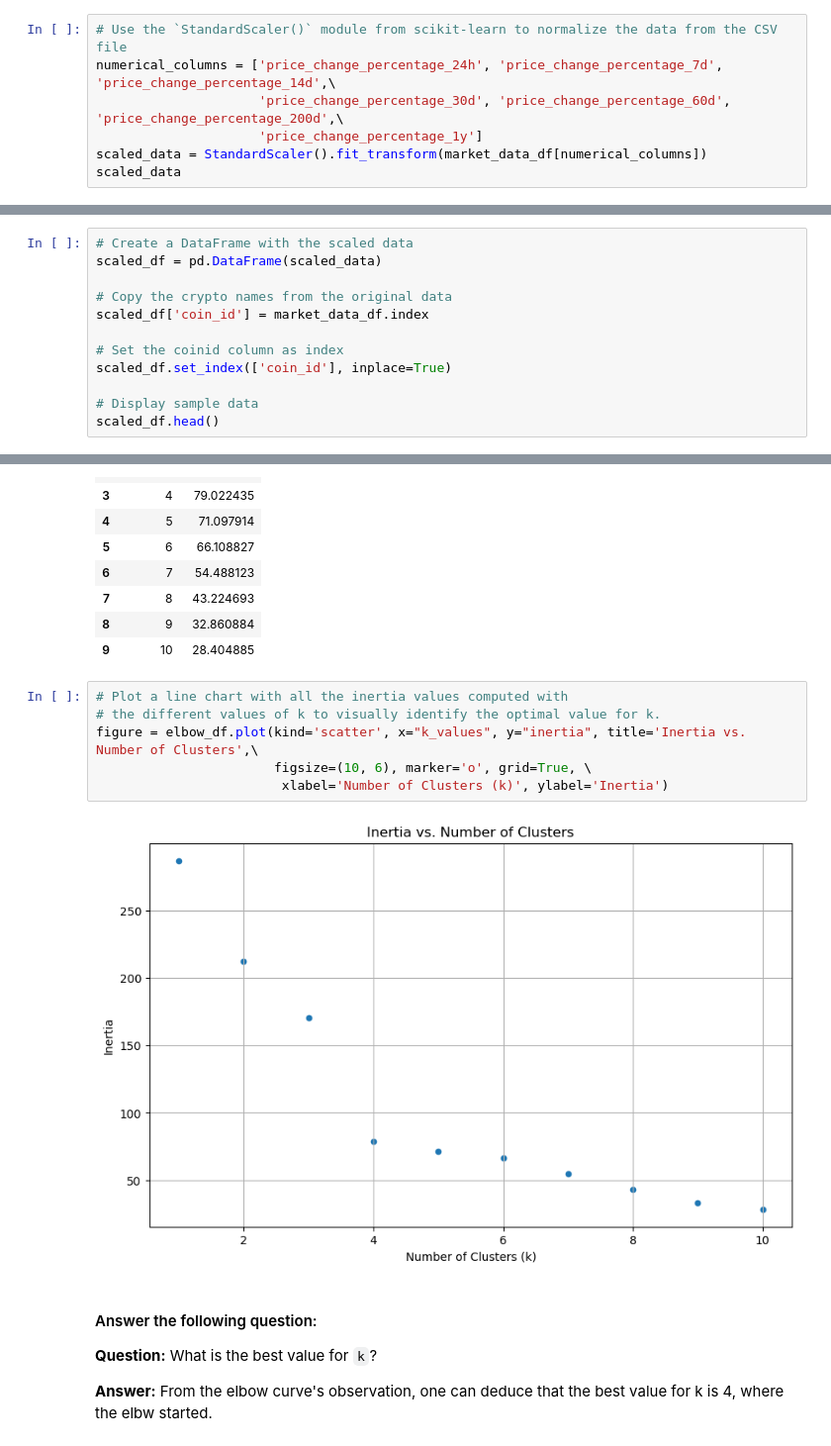
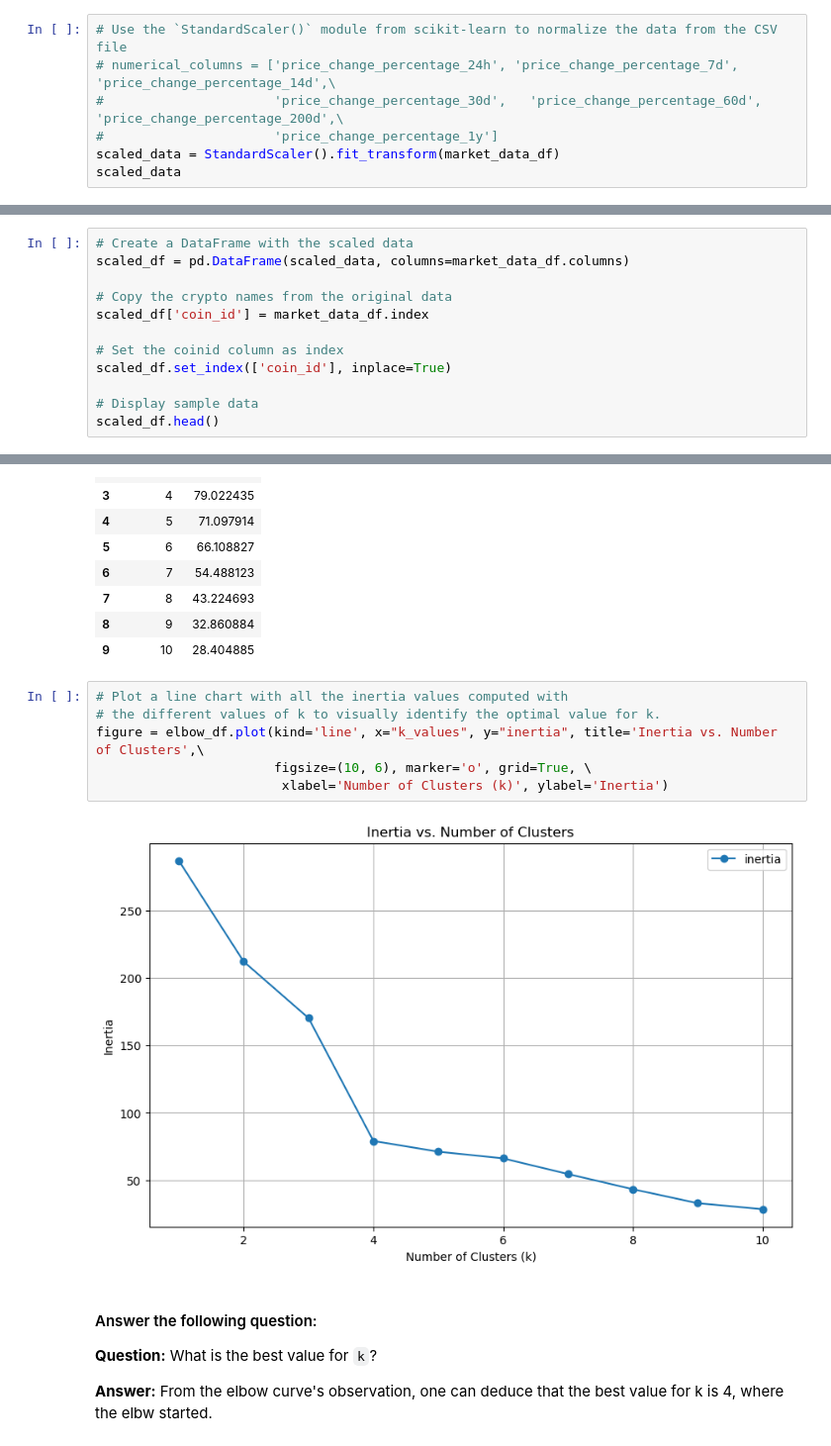
Before and after one commit to Sezeri/CryptoClustering-, a Jupyter notebook: Crypto_Clustering.ipynb, the cells around one changed output, grey strips where cells are left out. Shown: that part at 99% size. Saved outputs shown, nothing was run; the diff lists cells and outputs as text.

```diff
--- a/Crypto_Clustering.ipynb
+++ b/Crypto_Clustering.ipynb
@@ -69,10 +70,10 @@ market_data_df.describe()
 ### Prepare the Data
 # %%
 # Use the `StandardScaler()` module from scikit-learn to normalize the data from the CSV file
-numerical_columns = ['price_change_percentage_24h', 'price_change_percentage_7d',	'price_change_percentage_14d',\
-                     'price_change_percentage_30d',	'price_change_percentage_60d',	'price_change_percentage_200d',\
-                     'price_change_percentage_1y']
-scaled_data = StandardScaler().fit_transform(market_data_df[numerical_columns])
+# numerical_columns = ['price_change_percentage_24h', 'price_change_percentage_7d',	'price_change_percentage_14d',\
+#                      'price_change_percentage_30d',	'price_change_percentage_60d',	'price_change_percentage_200d',\
+#                      'price_change_percentage_1y']
+scaled_data = StandardScaler().fit_transform(market_data_df)
 scaled_data
 # %% [output]
 array([[ 5.08529366e-01,  4.93193071e-01,  7.72200433e-01,
@@ -94,7 +95,7 @@ array([[ 5.08529366e-01,  4.93193071e-01,  7.72200433e-01,
         -1.32481673e-01]])
 # %%
 # Create a DataFrame with the scaled data
-scaled_df = pd.DataFrame(scaled_data)
+scaled_df = pd.DataFrame(scaled_data, columns=market_data_df.columns)
 
 # Copy the crypto names from the original data
 scaled_df['coin_id'] = market_data_df.index
@@ -171,11 +158,11 @@ elbow_df
 # %%
 # Plot a line chart with all the inertia values computed with
 # the different values of k to visually identify the optimal value for k.
-figure = elbow_df.plot(kind='scatter', x="k_values", y="inertia", title='Inertia vs. Number of Clusters',\
+figure = elbow_df.plot(kind='line', x="k_values", y="inertia", title='Inertia vs. Number of Clusters',\
                        figsize=(10, 6), marker='o', grid=True, \
                         xlabel='Number of Clusters (k)', ylabel='Inertia')
 # %% [output]
-[figure, old version]
+[figure, new version]
 # %% [markdown]
 #### Answer the following question:
 **Question:** What is the best value for `k`?
```
Also changed, not shown: parts of 8 cells of this notebook.
